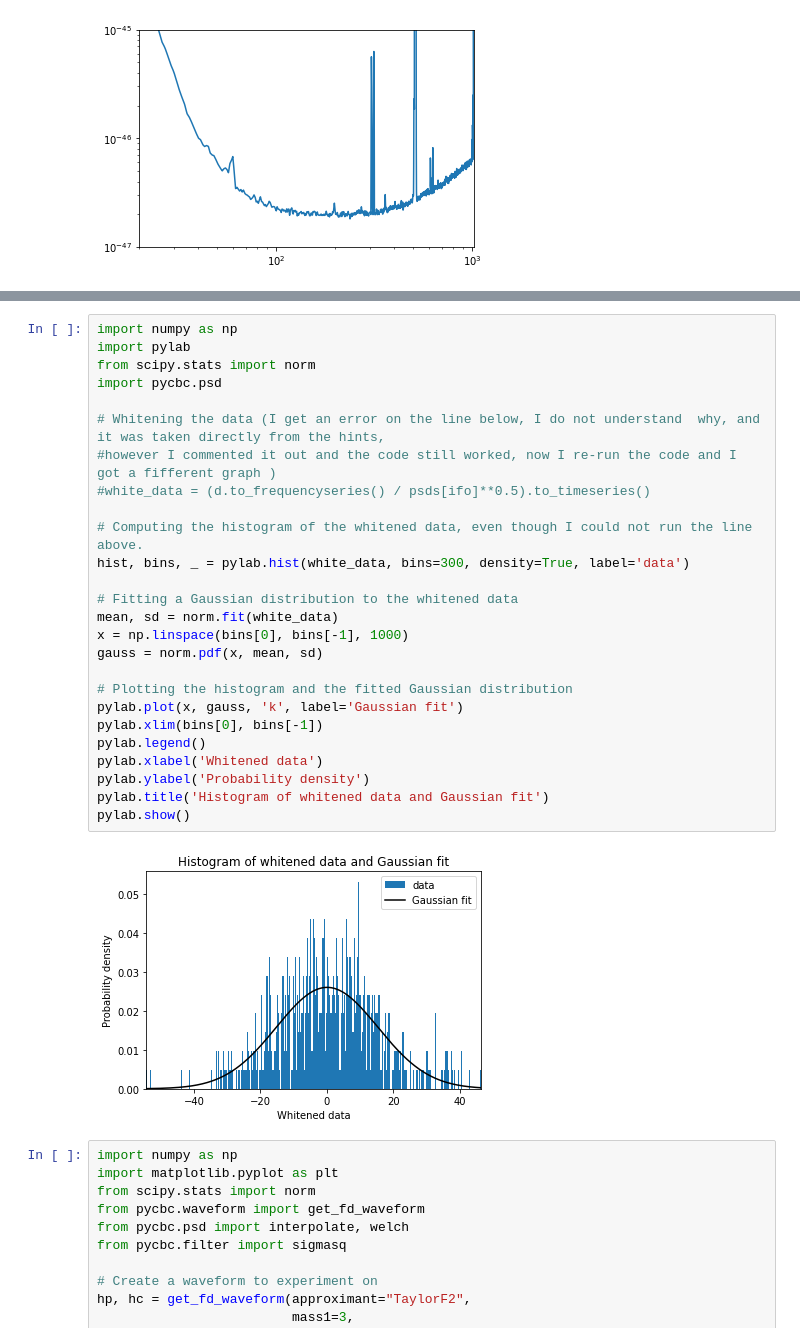
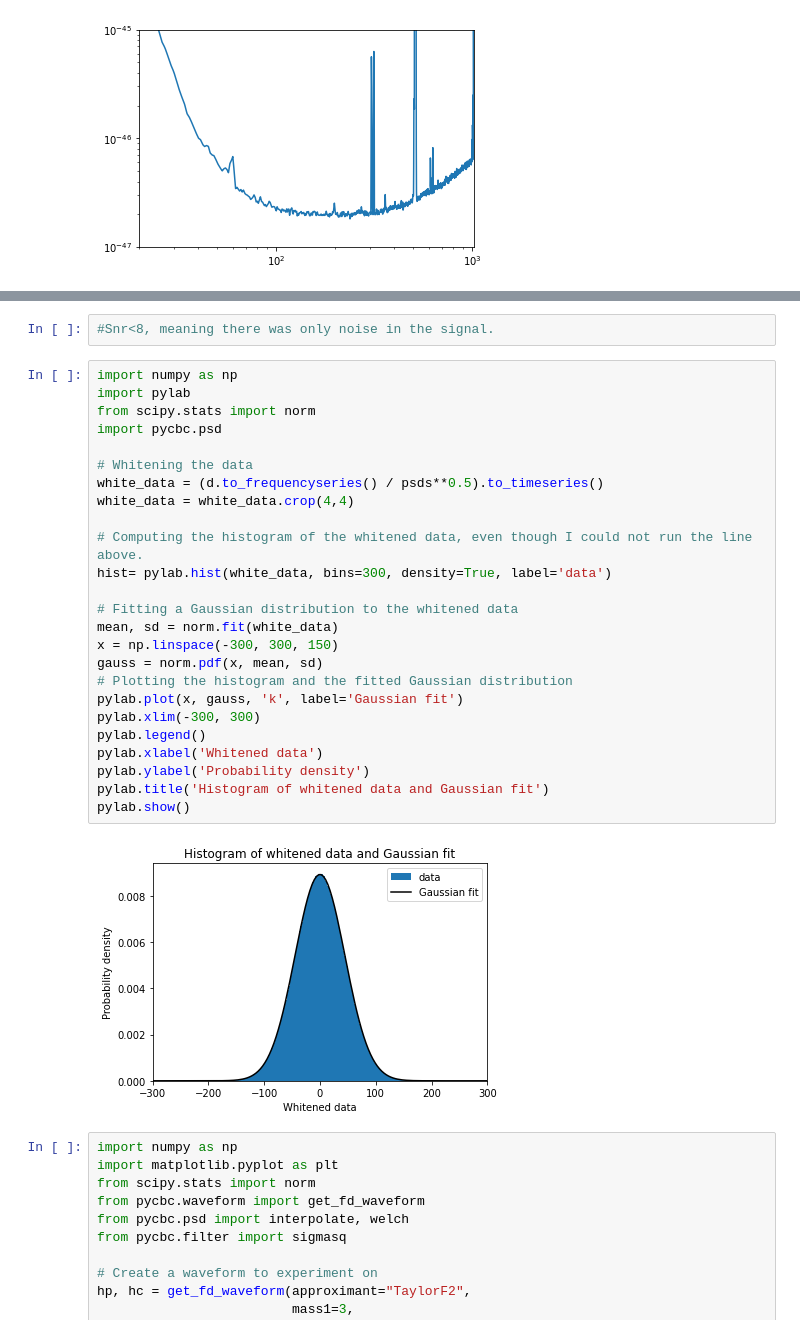
Before and after one commit to MarioQFFF/-PRA3024, a Jupyter notebook: GWassignmentWeek3.ipynb, the cells around one changed output, grey strips where cells are left out. Saved outputs shown, nothing was run; the diff lists cells and outputs as text.

```diff
--- a/GWassignmentWeek3.ipynb
+++ b/GWassignmentWeek3.ipynb
@@ -434,31 +466,32 @@ pylab.show()
+# %%
+#Snr<8, meaning there was only noise in the signal.
 # %%
 import numpy as np
 import pylab
 from scipy.stats import norm
 import pycbc.psd
 
-# Whitening the data (I get an error on the line below, I do not understand  why, and it was taken directly from the hints,
-#however I commented it out and the code still worked, now I re-run the code and I got a fifferent graph )
-#white_data = (d.to_frequencyseries() / psds[ifo]**0.5).to_timeseries()
+# Whitening the data
+white_data = (d.to_frequencyseries() / psds**0.5).to_timeseries()
+white_data = white_data.crop(4,4)
 
 # Computing the histogram of the whitened data, even though I could not run the line above.
-hist, bins, _ = pylab.hist(white_data, bins=300, density=True, label='data')
+hist= pylab.hist(white_data, bins=300, density=True, label='data')
 
 # Fitting a Gaussian distribution to the whitened data
 mean, sd = norm.fit(white_data)
-x = np.linspace(bins[0], bins[-1], 1000)
+x = np.linspace(-300, 300, 150)
 gauss = norm.pdf(x, mean, sd)
-
 # Plotting the histogram and the fitted Gaussian distribution
 pylab.plot(x, gauss, 'k', label='Gaussian fit')
-pylab.xlim(bins[0], bins[-1])
+pylab.xlim(-300, 300)
 pylab.legend()
 pylab.xlabel('Whitened data')
 pylab.ylabel('Probability density')
 pylab.title('Histogram of whitened data and Gaussian fit')
 pylab.show()
 # %% [output]
-[figure, old version]
+[figure, new version]
 # %%
 import numpy as np
 import matplotlib.pyplot as plt
```
Also changed, not shown: parts of 2 cells of this notebook.
